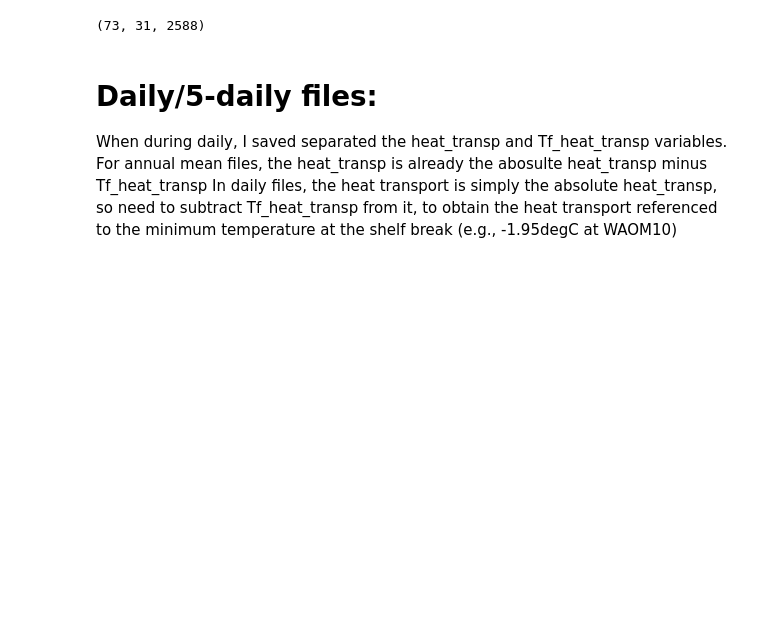
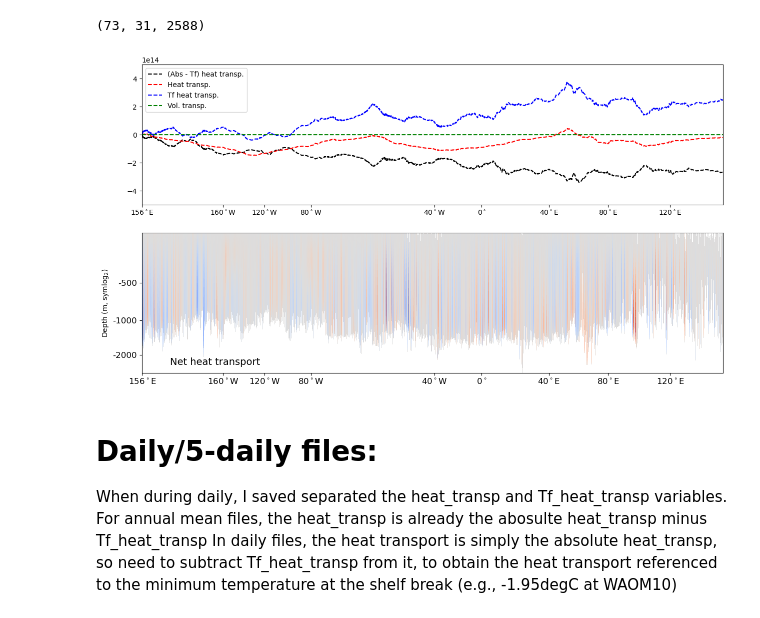
Before and after one commit to fabiobdias/waom_notebook, a Jupyter notebook: OHB_shelf/WAOM10x4_Cross-1500m-Transport_comparison_daily.ipynb, the cells around one changed output. Drawn from its saved outputs; the diff is of its cells as text; code cells hidden in the pictures; blank space fills up the shorter version.

```diff
--- a/OHB_shelf/WAOM10x4_Cross-1500m-Transport_comparison_daily.ipynb
+++ b/OHB_shelf/WAOM10x4_Cross-1500m-Transport_comparison_daily.ipynb
@@ -54,8 +54,16 @@ ds = xr.open_dataset(tmp_files_dir + expt + '_heat_trans_1500m_5daily')
 heat_transport_10km = ds.variables["__xarray_dataarray_variable__"]
 ds.close()
 
+ds = xr.open_dataset(tmp_files_dir + expt + '_vol_trans_1500m_5daily')
+vol_transport_10km = ds.variables["__xarray_dataarray_variable__"]
+ds.close()
+
 ds = xr.open_dataset(tmp_files_dir + expt + '_temp_1500m_5daily')
 temp_10km = ds.variables["__xarray_dataarray_variable__"]
+ds.close()
+
+ds = xr.open_dataset(tmp_files_dir + expt + '_salt_1500m_5daily')
+salt_10km = ds.variables["__xarray_dataarray_variable__"]
 ds.close()
 
 ds = xr.open_dataset(tmp_files_dir + expt + '_z_rho_1500m_5daily')
@@ -244,6 +266,44 @@ ds.close()
 print(heat_transport_10km.shape)
 # %% [output]
 (73, 31, 2588)
+# %%
+fig_path = '/g/data3/hh5/tmp/access-om/fbd581/ROMS/postprocessing/figs/OHB_shelf/'
+
+# define along_contour axis with same length for both resolution:
+# along_4km = np.arange(0,len(heat_transport_4km[0,:]),1)
+# along_10km = np.arange(0,len(heat_transport_4km[0,:]),2.6734930448222567)
+[dist_along_axis_10km, Zaxis_10km] = np.meshgrid(dist_along_10km, np.arange(0,31))
+
+
+# some plots:
+fig, ax = plt.subplots(nrows=2, figsize = (15, 8))
+ax[0].plot(dist_along_10km,(np.sum(np.cumsum(np.nanmean((heat_transport_10km-Tf_heat_transport_10km), axis=0), axis=1),axis=0)), '--k', label='(Abs - Tf) heat transp.')
+ax[0].plot(dist_along_10km,(np.sum(np.cumsum(np.nanmean((heat_transport_10km), axis=0), axis=1),axis=0)), '--r', label='Heat transp.')
+ax[0].plot(dist_along_10km,(np.sum(np.cumsum(np.nanmean((Tf_heat_transport_10km), axis=0), axis=1),axis=0)), '--b', label='Tf heat transp.')
+ax[0].plot(dist_along_10km,(np.sum(np.cumsum(np.nanmean((vol_transport_10km), axis=0), axis=1),axis=0)), '--g', label='Vol. transp.')
+ax[0].set_xticks(dist_along_10km[distance_indices_10km.astype(int)[:]])
+ax[0].set_xticklabels(('156$^\circ$E','160$^\circ$W', '120$^\circ$W','80$^\circ$W', '40$^\circ$W', '0$^\circ$',
+                          '40$^\circ$E', '80$^\circ$E', '120$^\circ$E'))
+ax[0].set_xlim(0, dist_along_10km[-1])
+ax[0].set_ylim(-5e14, 5e14)
+ax[0].legend()
+
+tt=30
+# cht = ax[1].pcolormesh(dist_along_axis_10km,np.nanmean(z_rho_10km, axis=0),np.cumsum(np.nanmean((heat_transport_10km-Tf_heat_transport_10km), axis=0), axis=1), vmin=-5e13 , vmax=5e13, cmap='coolwarm')
+cht = ax[1].pcolormesh(dist_along_axis_10km,np.nanmean(z_rho_10km, axis=0),np.nanmean((heat_transport_10km-Tf_heat_transport_10km), axis=0), cmap='coolwarm')#, vmin=-1e-10 , vmax=1e-10)#
+ax[1].set_xticks(dist_along_10km[distance_indices_10km.astype(int)[:]])
+ax[1].set_xticklabels(('156$^\circ$E','160$^\circ$W', '120$^\circ$W','80$^\circ$W', '40$^\circ$W', '0$^\circ$',
+                          '40$^\circ$E', '80$^\circ$E', '120$^\circ$E'))
+ax[1].set_xlim(0, dist_along_10km[-1])
+ax[1].text(1,-2500,'Net heat transport',fontsize=14)
+ax[1].set_yscale('symlog',base = 2, linthresh=700)
+ax[1].set_ylabel('Depth (m, symlog$_2$)')
+ax[1].set_yticklabels(['-2000','-1000','-500'])
+ax[1].set_aspect('auto')
+ax[1].tick_params(labelsize=12)
+# plt.colorbar(ax=ax[1])
+# %% [output]
+[figure, added]
 # %% [markdown]
 # Daily/5-daily files:
 
```
Also changed, not shown: parts of 82 cells of this notebook, 17 other files.
